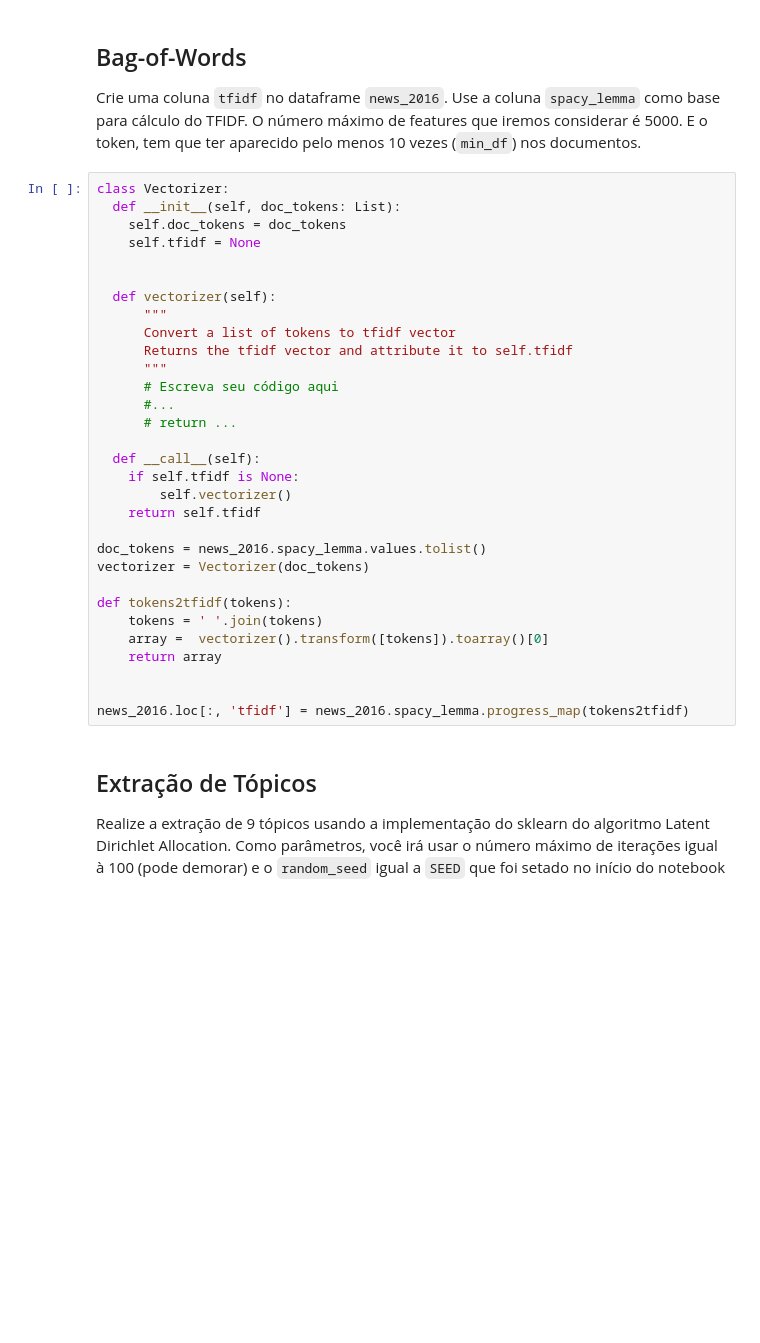
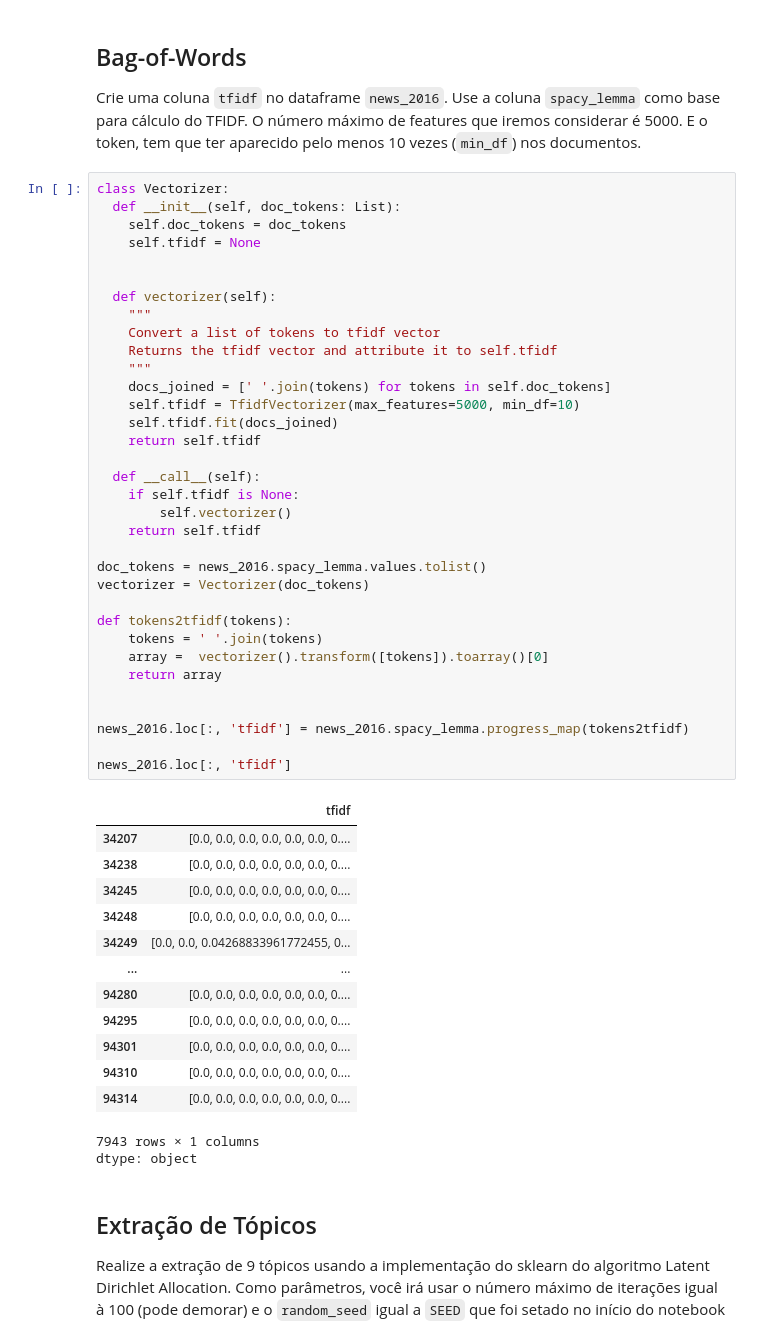
Before and after one commit to roriblim/NLP-python-PD, a Jupyter notebook: Questionário_Projeto_de_Disciplina_de_Text_Mining.ipynb, the cells around one changed output. Drawn from its saved outputs; the diff is of its cells as text; blank space fills up the shorter version.

Commit message:
tfidf

```diff
--- a/Questionário_Projeto_de_Disciplina_de_Text_Mining.ipynb
+++ b/Questionário_Projeto_de_Disciplina_de_Text_Mining.ipynb
@@ -338,34 +338,52 @@ O número máximo de features que iremos considerar é 5000. E o token, tem que
 # %%
 class Vectorizer:
   def __init__(self, doc_tokens: List):
     self.doc_tokens = doc_tokens
     self.tfidf = None
 
 
   def vectorizer(self):
-      """
-      Convert a list of tokens to tfidf vector
-      Returns the tfidf vector and attribute it to self.tfidf
-      """
-      # Escreva seu código aqui
-      #...
-      # return ...
+    """
+    Convert a list of tokens to tfidf vector
+    Returns the tfidf vector and attribute it to self.tfidf
+    """
+    docs_joined = [' '.join(tokens) for tokens in self.doc_tokens]
+    self.tfidf = TfidfVectorizer(max_features=5000, min_df=10)
+    self.tfidf.fit(docs_joined)
+    return self.tfidf
 
   def __call__(self):
     if self.tfidf is None:
         self.vectorizer()
     return self.tfidf
 
 doc_tokens = news_2016.spacy_lemma.values.tolist()
 vectorizer = Vectorizer(doc_tokens)
 
 def tokens2tfidf(tokens):
     tokens = ' '.join(tokens)
     array =  vectorizer().transform([tokens]).toarray()[0]
     return array
 
 
 news_2016.loc[:, 'tfidf'] = news_2016.spacy_lemma.progress_map(tokens2tfidf)
+
+news_2016.loc[:, 'tfidf']
+# %% [output]
+|  | tfidf |
+| 34207 | [0.0, 0.0, 0.0, 0.0, 0.0, 0.0, 0.... |
+| 34238 | [0.0, 0.0, 0.0, 0.0, 0.0, 0.0, 0.... |
+| 34245 | [0.0, 0.0, 0.0, 0.0, 0.0, 0.0, 0.... |
+| 34248 | [0.0, 0.0, 0.0, 0.0, 0.0, 0.0, 0.... |
+| 34249 | [0.0, 0.0, 0.04268833961772455, 0... |
+| ... | ... |
+| 94280 | [0.0, 0.0, 0.0, 0.0, 0.0, 0.0, 0.... |
+| 94295 | [0.0, 0.0, 0.0, 0.0, 0.0, 0.0, 0.... |
+| 94301 | [0.0, 0.0, 0.0, 0.0, 0.0, 0.0, 0.... |
+| 94310 | [0.0, 0.0, 0.0, 0.0, 0.0, 0.0, 0.... |
+| 94314 | [0.0, 0.0, 0.0, 0.0, 0.0, 0.0, 0.... |
+7943 rows × 1 columns
+dtype: object
 # %% [markdown]
 ## Extração de Tópicos
 
```
